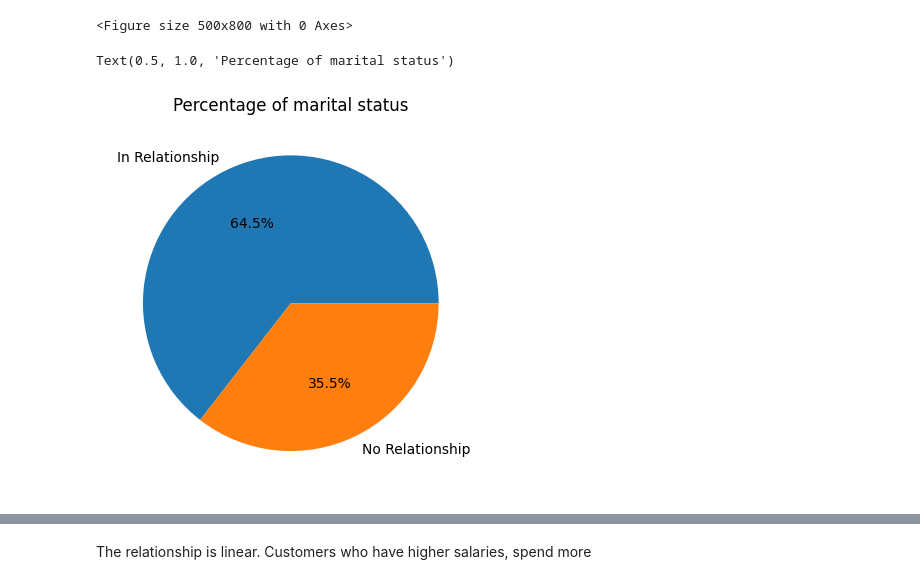
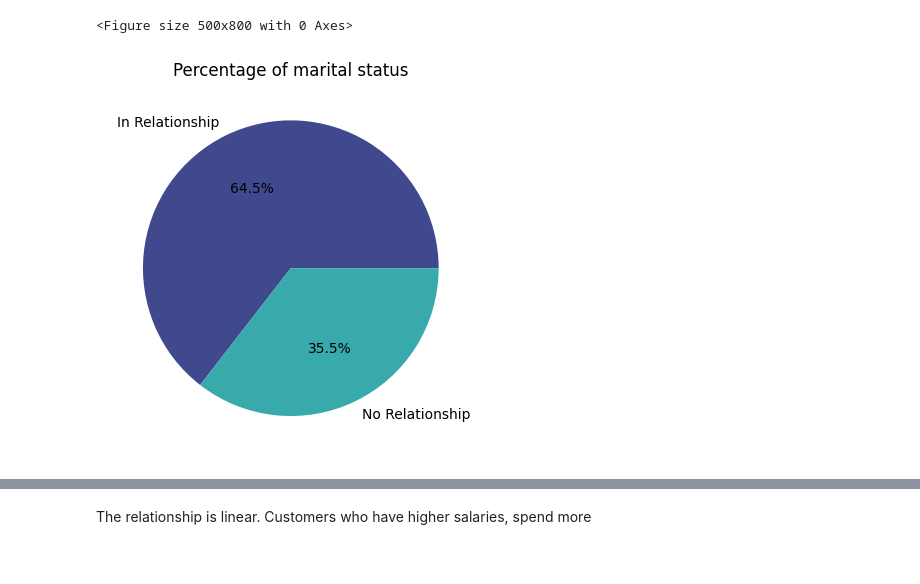
Before and after one commit to krisibraynova01/Thesis_TechnicalUnifersityofSofia, a Jupyter notebook: Graduation_thesis.ipynb, the cells around one changed output, grey strips where cells are left out. Cells and saved outputs as stored; diff of their text form; code cells hidden in the pictures.

```diff
--- a/Graduation_thesis.ipynb
+++ b/Graduation_thesis.ipynb
@@ -664,12 +685,13 @@ plt.figure(figsize=(5,8))
 [figure]
 <Figure size 500x800 with 0 Axes>
 # %%
-plt.pie(df['Marital_Status'].value_counts(), labels = df['Marital_Status'].value_counts().keys(), autopct='%1.1f%%',
-        wedgeprops = {'linewidth': 3})
+colors = sns.color_palette('mako', n_colors=len(df['Marital_Status'].value_counts()))
+plt.pie(df['Marital_Status'].value_counts(), labels=df['Marital_Status'].value_counts().keys(), autopct='%1.1f%%',
+        wedgeprops={'linewidth': 3}, colors=colors)
 plt.title('Percentage of marital status')
+plt.show()
 # %% [output]
-Text(0.5, 1.0, 'Percentage of marital status')
-[figure, old version]
+[figure, new version]
 # %%
 df['Children'] = df['Kidhome'] + df['Teenhome']
 # %%
```
Also changed, not shown: parts of 16 cells of this notebook.
